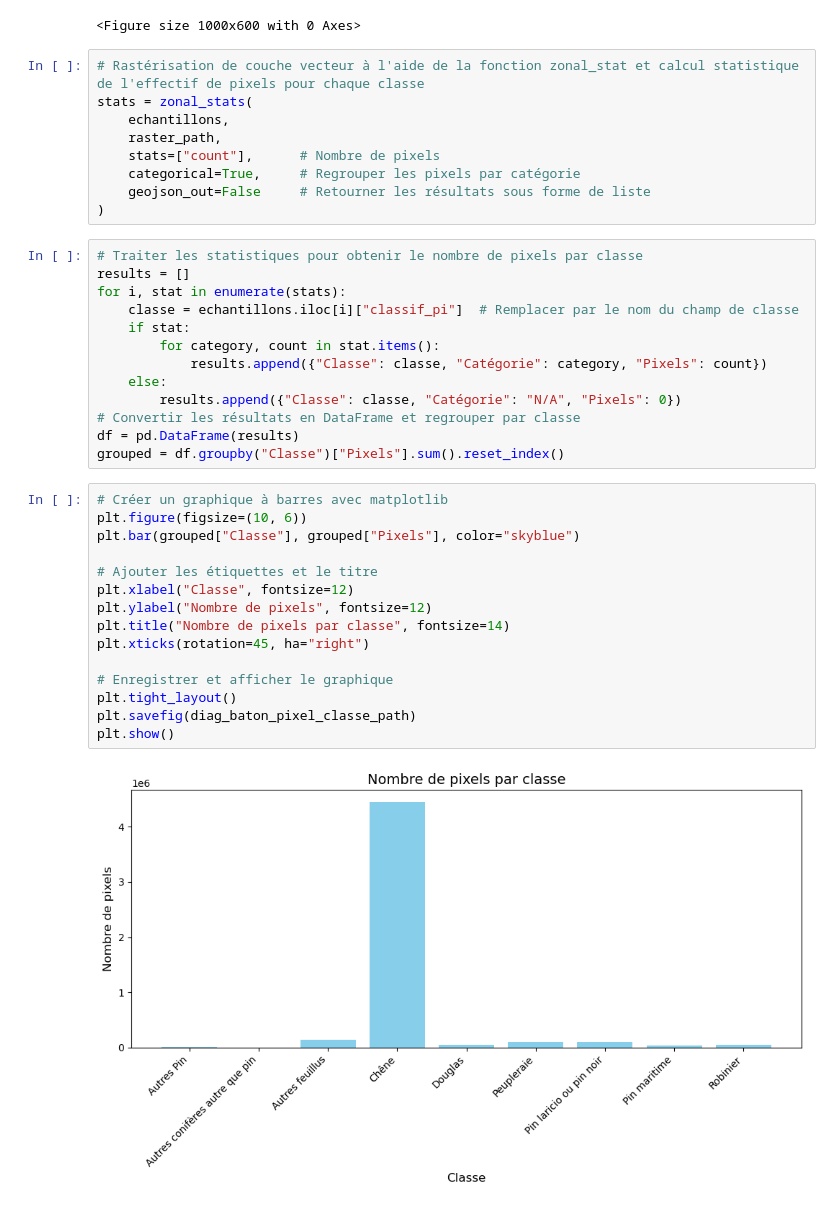
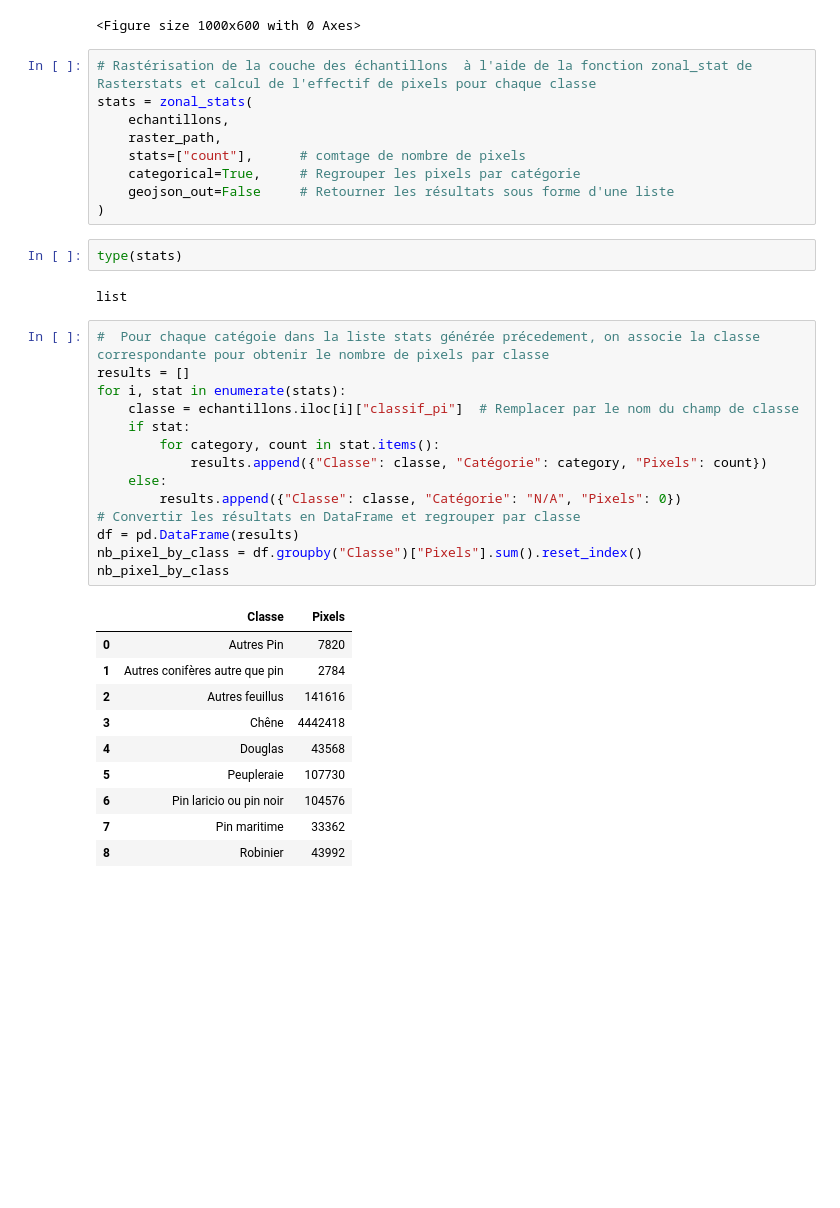
Before and after one commit to GabrielINRAe/Depot_Git, a Jupyter notebook: scripts/sample_analysis_nb_sample.ipynb, the cells around one changed output. Cells and saved outputs as stored; diff of their text form; blank space fills up the shorter version.

Commit message:
# Modification de Script "scripts/sample_analysis_nb_sample.ipynb" et ajout des fonctions dans le script my_function et suppression des fichiers ".doc" non utiles

```diff
--- a/scripts/sample_analysis_nb_sample.ipynb
+++ b/scripts/sample_analysis_nb_sample.ipynb
@@ -71,41 +69,40 @@ plot_bar (
 # %% [output]
 <Figure size 1000x600 with 0 Axes>
 # %%
-# Rastérisation de couche vecteur à l'aide de la fonction zonal_stat et calcul statistique de l'effectif de pixels pour chaque classe
+# Rastérisation de la couche des échantillons  à l'aide de la fonction zonal_stat de Rasterstats et calcul de l'effectif de pixels pour chaque classe
 stats = zonal_stats(
     echantillons,
     raster_path,
-    stats=["count"],      # Nombre de pixels
+    stats=["count"],      # comtage de nombre de pixels
     categorical=True,     # Regrouper les pixels par catégorie
-    geojson_out=False     # Retourner les résultats sous forme de liste
+    geojson_out=False     # Retourner les résultats sous forme d'une liste
 )
+# %%
+type(stats)
+# %% [output]
+list
 # %%
-# Traiter les statistiques pour obtenir le nombre de pixels par classe
+#  Pour chaque catégoie dans la liste stats générée précedement, on associe la classe correspondante pour obtenir le nombre de pixels par classe
 results = []
 for i, stat in enumerate(stats):
     classe = echantillons.iloc[i]["classif_pi"]  # Remplacer par le nom du champ de classe
     if stat:
         for category, count in stat.items():
             results.append({"Classe": classe, "Catégorie": category, "Pixels": count})
     else:
         results.append({"Classe": classe, "Catégorie": "N/A", "Pixels": 0})
 # Convertir les résultats en DataFrame et regrouper par classe
 df = pd.DataFrame(results)
-grouped = df.groupby("Classe")["Pixels"].sum().reset_index()
+nb_pixel_by_class = df.groupby("Classe")["Pixels"].sum().reset_index()
+nb_pixel_by_class
+# %% [output]
+|  | Classe | Pixels |
+| 0 | Autres Pin | 7820 |
+| 1 | Autres conifères autre que pin | 2784 |
+| 2 | Autres feuillus | 141616 |
+| 3 | Chêne | 4442418 |
+| 4 | Douglas | 43568 |
+| 5 | Peupleraie | 107730 |
+| 6 | Pin laricio ou pin noir | 104576 |
+| 7 | Pin maritime | 33362 |
+| 8 | Robinier | 43992 |
-# %%
-# Créer un graphique à barres avec matplotlib
-plt.figure(figsize=(10, 6))
-plt.bar(grouped["Classe"], grouped["Pixels"], color="skyblue")
-
-# Ajouter les étiquettes et le titre
-plt.xlabel("Classe", fontsize=12)
-plt.ylabel("Nombre de pixels", fontsize=12)
-plt.title("Nombre de pixels par classe", fontsize=14)
-plt.xticks(rotation=45, ha="right")
-
-# Enregistrer et afficher le graphique
-plt.tight_layout()
-plt.savefig(diag_baton_pixel_classe_path)
-plt.show()
-# %% [output]
-[figure, removed]
```
Also changed, not shown: parts of 6 cells of this notebook, 11 other files.
